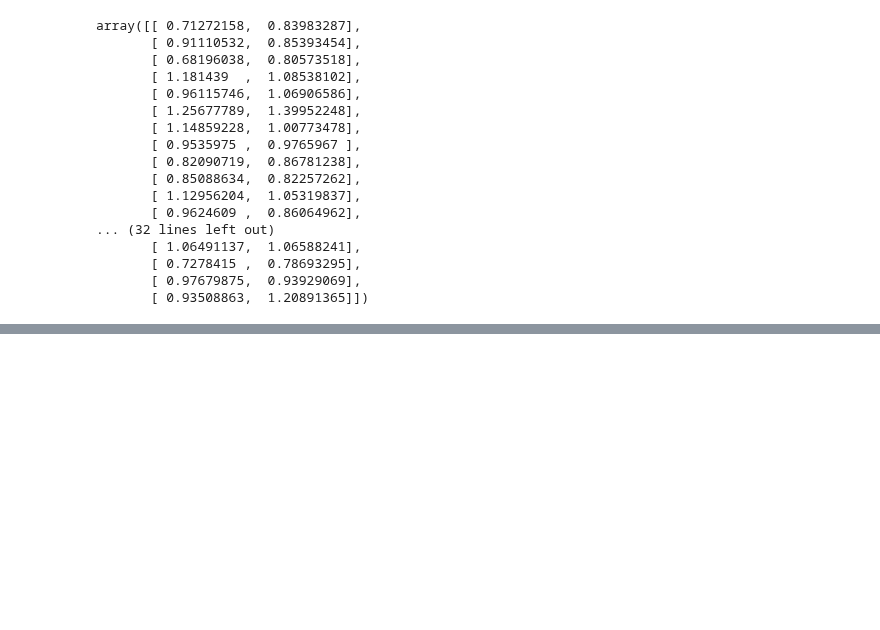
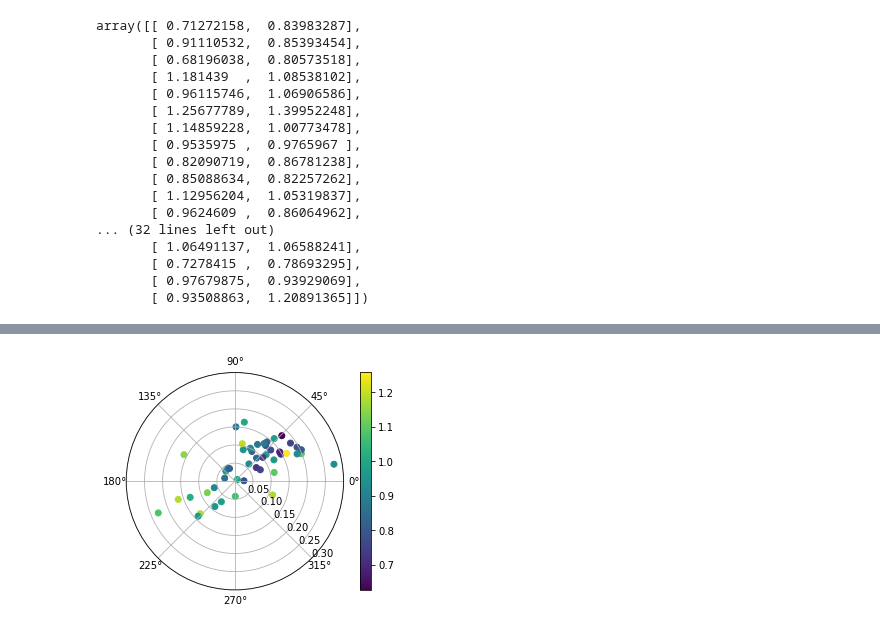
Before and after one commit to pysal/giddy, a Jupyter notebook: notebooks/directional.ipynb, the cells around one changed output, grey strips where cells are left out. Cells and saved outputs as stored; diff of their text form; code cells hidden in the pictures; blank space fills up the shorter version.

```diff
--- a/notebooks/directional.ipynb
+++ b/notebooks/directional.ipynb
@@ -469,0 +118,4 @@ plt.title('Ending income')
+# %%
+r4.plot(attribute=Y[:,0]) # condition on starting relative income
+# %% [output]
+[figure, added]
```
Also changed, not shown: parts of 67 cells of this notebook.
